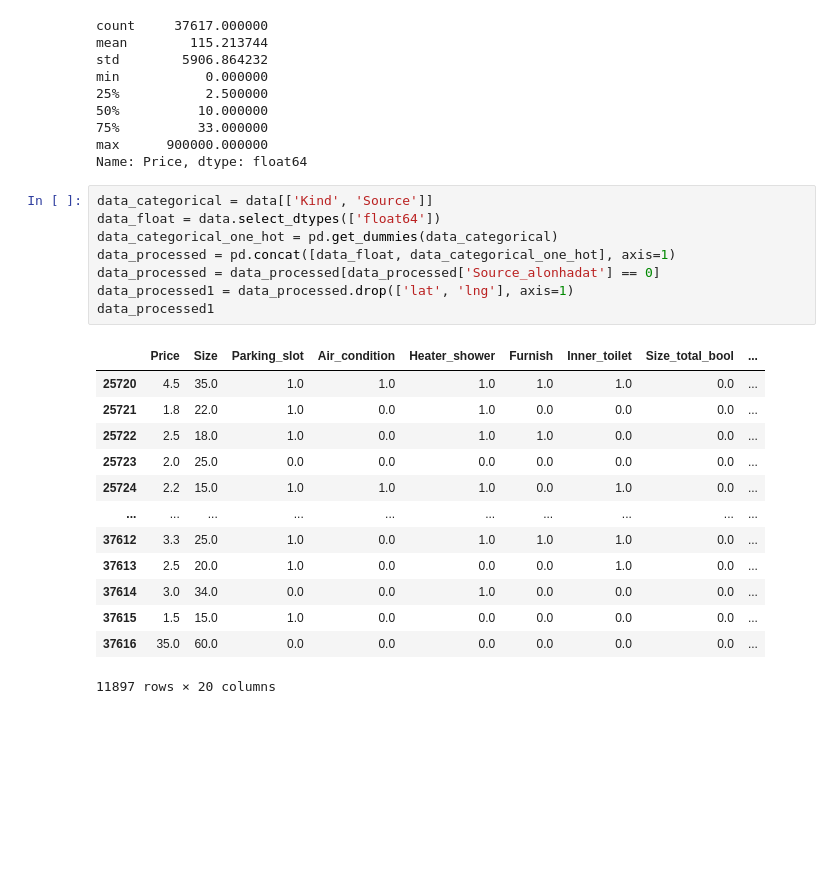
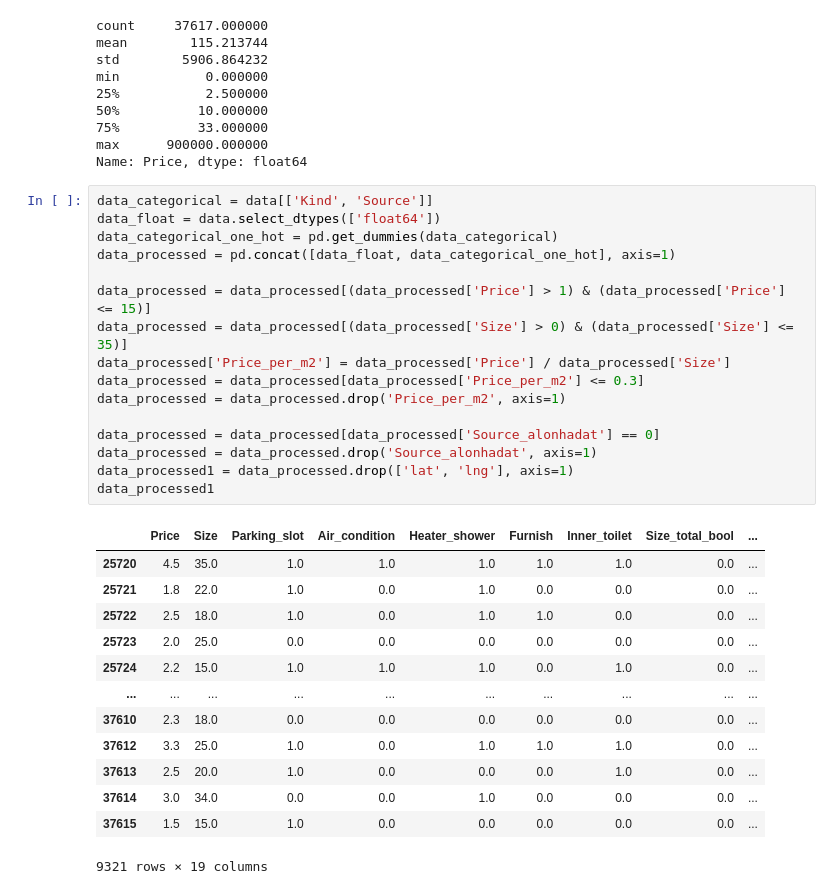
Before and after one commit to NgocNam1512/rental_house_pricing, a Jupyter notebook: src/run_models/models.ipynb, the cells around one changed output. Cells and saved outputs as stored; diff of their text form; blank space fills up the shorter version.

Commit message:
add more filter for data

```diff
--- a/src/run_models/models.ipynb
+++ b/src/run_models/models.ipynb
@@ -49,25 +49,33 @@ Name: Price, dtype: float64
 # %%
 data_categorical = data[['Kind', 'Source']]
 data_float = data.select_dtypes(['float64'])
 data_categorical_one_hot = pd.get_dummies(data_categorical)
 data_processed = pd.concat([data_float, data_categorical_one_hot], axis=1)
+
+data_processed = data_processed[(data_processed['Price'] > 1) & (data_processed['Price'] <= 15)]
+data_processed = data_processed[(data_processed['Size'] > 0) & (data_processed['Size'] <= 35)]
+data_processed['Price_per_m2'] = data_processed['Price'] / data_processed['Size']
+data_processed = data_processed[data_processed['Price_per_m2'] <= 0.3]
+data_processed = data_processed.drop('Price_per_m2', axis=1)
+
 data_processed = data_processed[data_processed['Source_alonhadat'] == 0]
+data_processed = data_processed.drop('Source_alonhadat', axis=1)
 data_processed1 = data_processed.drop(['lat', 'lng'], axis=1)
 data_processed1
 # %% [output]
 |  | Price | Size | Parking_slot | Air_condition | Heater_shower | Furnish | Inner_toilet | Size_total_bool | ... |
 | 25720 | 4.5 | 35.0 | 1.0 | 1.0 | 1.0 | 1.0 | 1.0 | 0.0 | ... |
 | 25721 | 1.8 | 22.0 | 1.0 | 0.0 | 1.0 | 0.0 | 0.0 | 0.0 | ... |
 | 25722 | 2.5 | 18.0 | 1.0 | 0.0 | 1.0 | 1.0 | 0.0 | 0.0 | ... |
 | 25723 | 2.0 | 25.0 | 0.0 | 0.0 | 0.0 | 0.0 | 0.0 | 0.0 | ... |
 | 25724 | 2.2 | 15.0 | 1.0 | 1.0 | 1.0 | 0.0 | 1.0 | 0.0 | ... |
 | ... | ... | ... | ... | ... | ... | ... | ... | ... | ... |
+| 37610 | 2.3 | 18.0 | 0.0 | 0.0 | 0.0 | 0.0 | 0.0 | 0.0 | ... |
 | 37612 | 3.3 | 25.0 | 1.0 | 0.0 | 1.0 | 1.0 | 1.0 | 0.0 | ... |
 | 37613 | 2.5 | 20.0 | 1.0 | 0.0 | 0.0 | 0.0 | 1.0 | 0.0 | ... |
 | 37614 | 3.0 | 34.0 | 0.0 | 0.0 | 1.0 | 0.0 | 0.0 | 0.0 | ... |
 | 37615 | 1.5 | 15.0 | 1.0 | 0.0 | 0.0 | 0.0 | 0.0 | 0.0 | ... |
-| 37616 | 35.0 | 60.0 | 0.0 | 0.0 | 0.0 | 0.0 | 0.0 | 0.0 | ... |
-11897 rows × 20 columns
+9321 rows × 19 columns
 # %%
 from sklearn.model_selection import KFold
 from sklearn.ensemble import RandomForestRegressor, StackingRegressor
```
Also changed, not shown: parts of 7 cells of this notebook.
